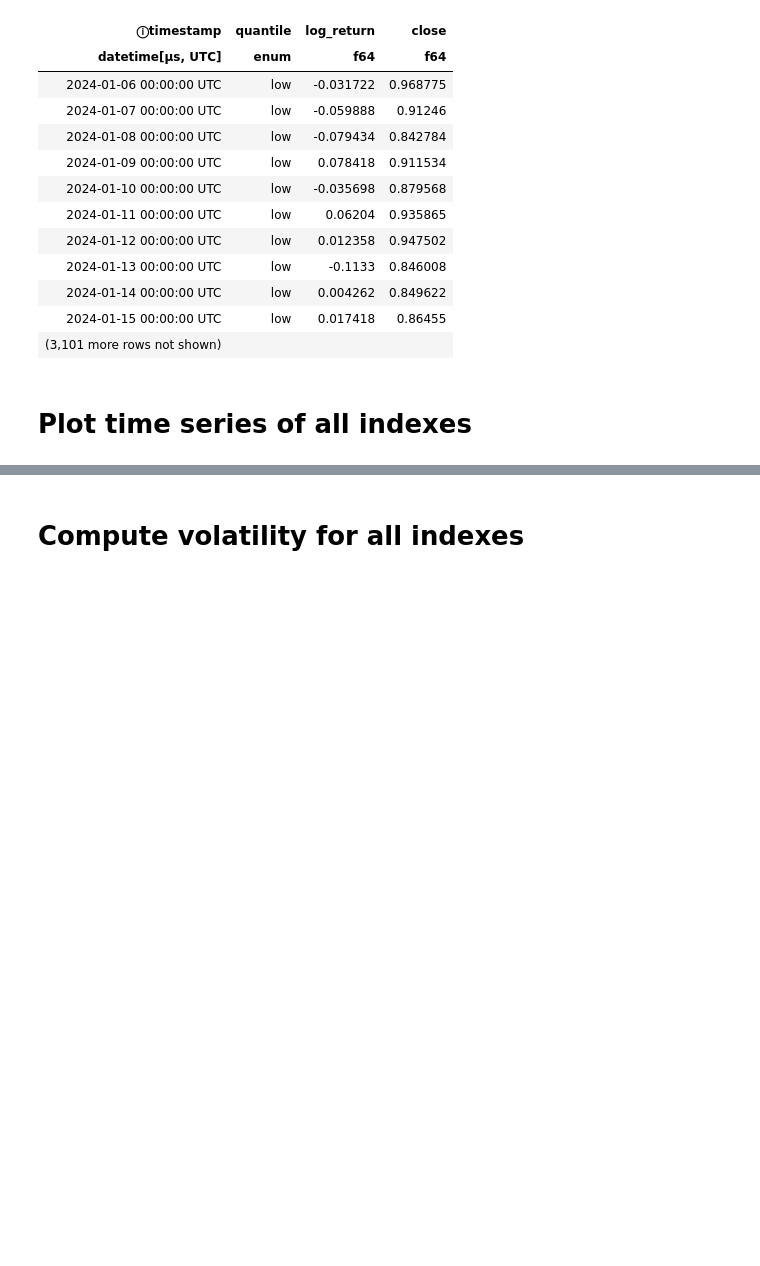
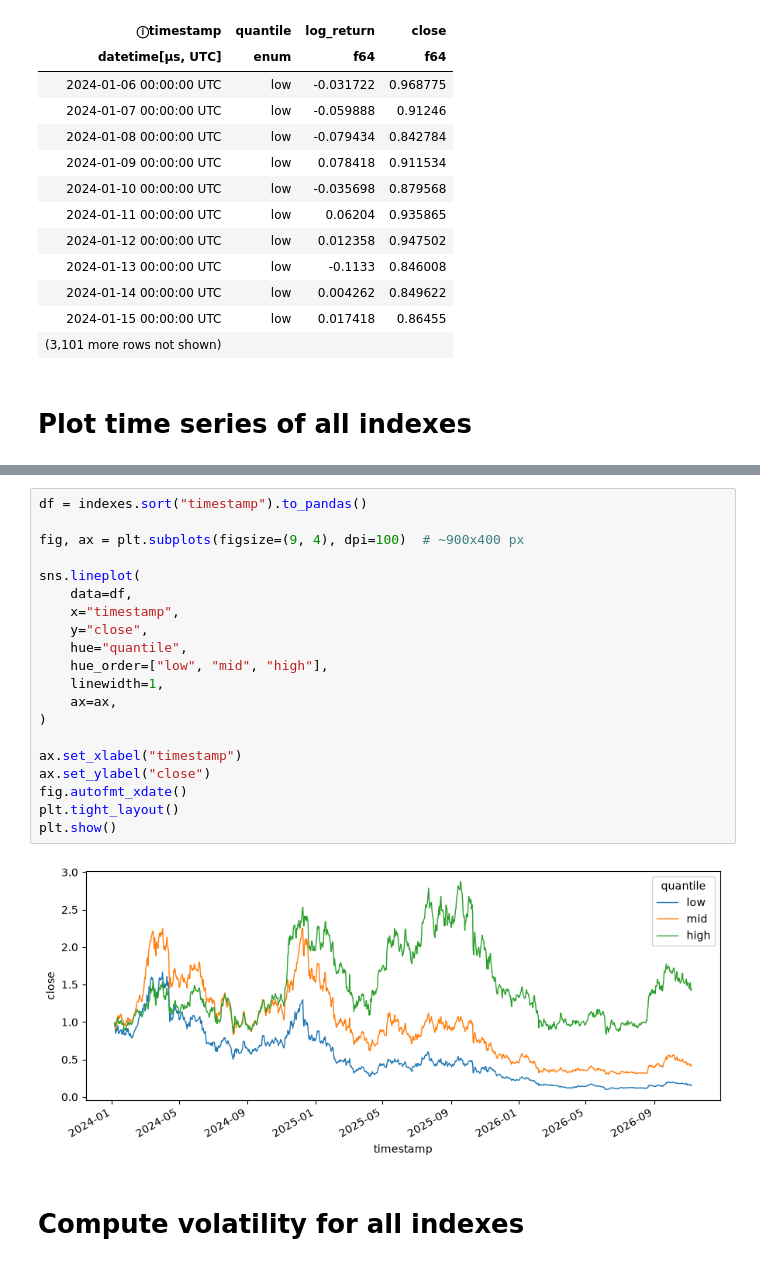
Before and after one commit to kumandgo369/wh_research_bb, a Jupyter notebook: wip/liquidity_quantiles.ipynb, the cells around one changed output, grey strips where cells are left out. Drawn from its saved outputs; the diff is of its cells as text; blank space fills up the shorter version.

```diff
--- a/wip/liquidity_quantiles.ipynb
+++ b/wip/liquidity_quantiles.ipynb
@@ -131,6 +130,28 @@ chart = (
 chart
 # %% [output]
 [interactive output not drawn]
+# %%
+df = indexes.sort("timestamp").to_pandas()
+
+fig, ax = plt.subplots(figsize=(9, 4), dpi=100)  # ~900x400 px
+
+sns.lineplot(
+    data=df,
+    x="timestamp",
+    y="close",
+    hue="quantile",
+    hue_order=["low", "mid", "high"],
+    linewidth=1,
+    ax=ax,
+)
+
+ax.set_xlabel("timestamp")
+ax.set_ylabel("close")
+fig.autofmt_xdate()
+plt.tight_layout()
+plt.show()
+# %% [output]
+[figure, added]
 # %% [markdown]
 # Compute volatility for all indexes
 # %%
```
Also changed, not shown: parts of 2 cells of this notebook.
